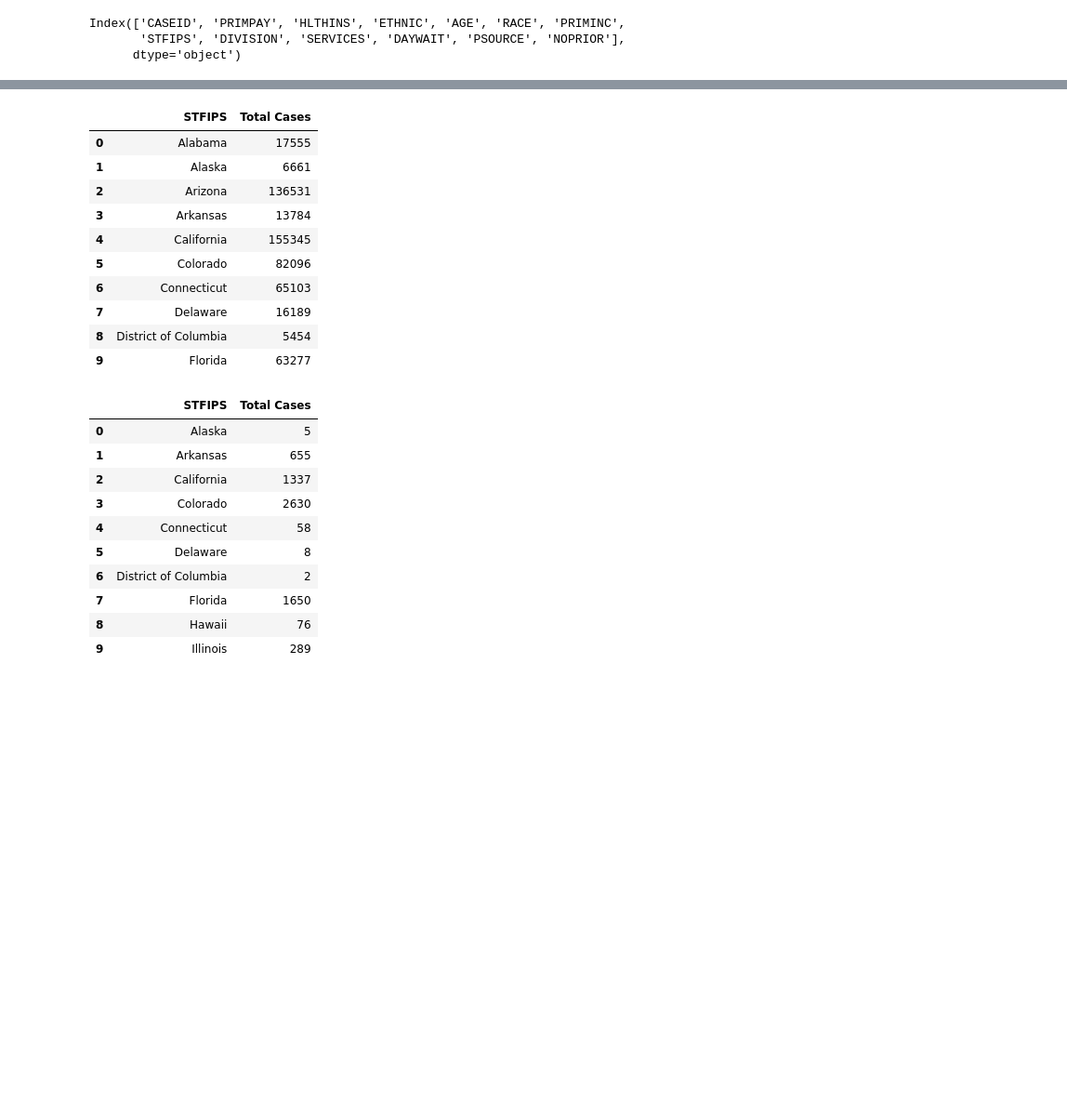
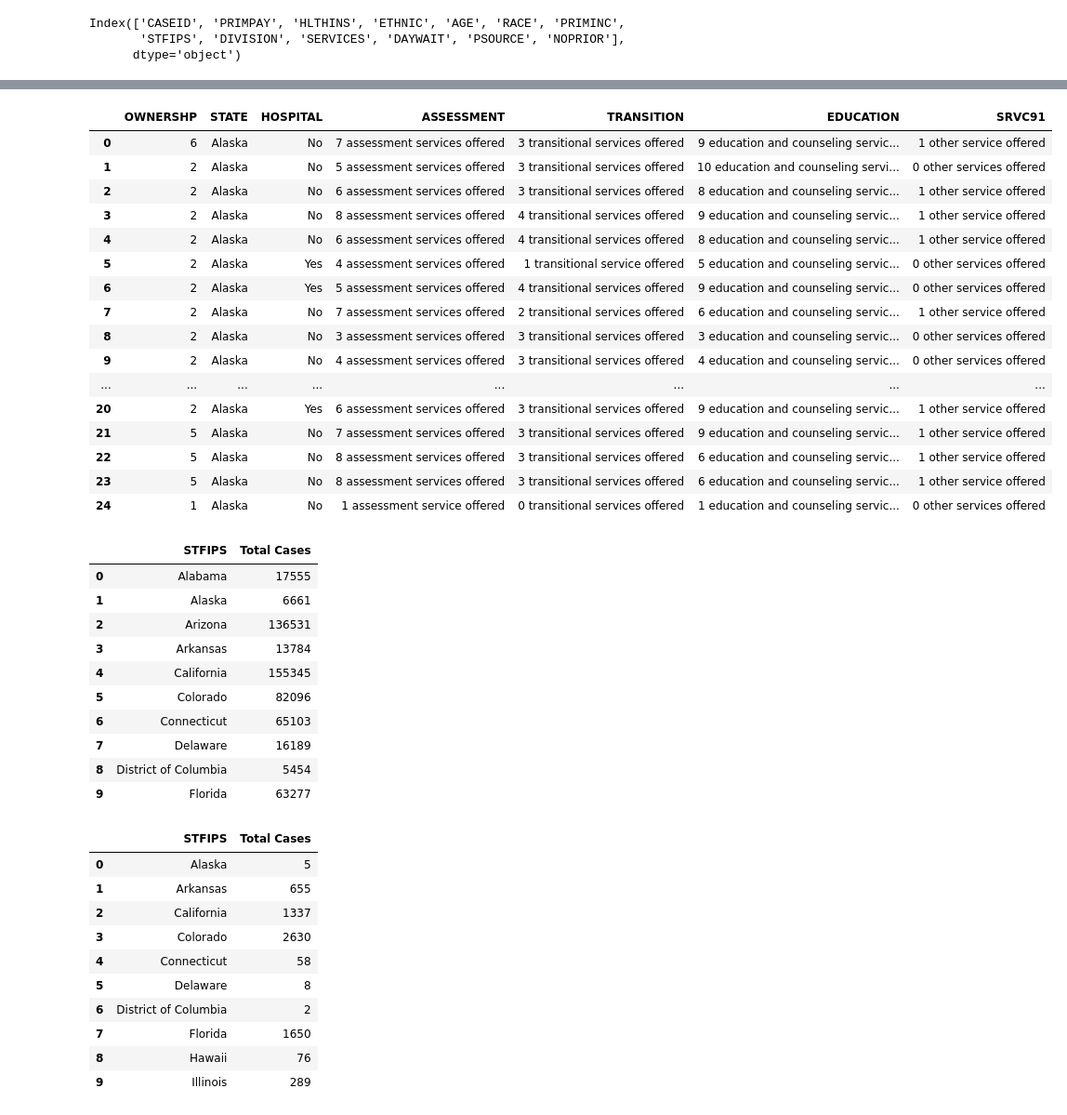
Before and after one commit to JimmyCII/Project_1_DataClass, a Jupyter notebook: project1_starter.ipynb, the cells around one changed output, grey strips where cells are left out. Shown at 93% size. Saved outputs shown, nothing was run; the diff lists cells and outputs as text; code cells hidden in the pictures; blank space fills up the shorter version.

```diff
--- a/project1_starter.ipynb
+++ b/project1_starter.ipynb
@@ -213,3 +241,82 @@ filtered_df.head()
+# %%
+OWNERSHP_map = {1:'Private for-profit organization',
+                2:'Private non-profit organization',
+                3:'State government',
+                4:'Local, county, or community government',
+                5:'Tribal government',
+                6:'Federal government'
+}
+hospital_map = {"M":'Missing',
+                "0":'No',
+                "1":'Yes'}
+
+
+assessment_map =  {0:'0 assessment services offered',
+                   1: '1 assessment service offered',
+                   2: '2 assessment services offered',
+                   3: '3 assessment services offered',
+                   4: '4 assessment services offered',
+                   5: '5 assessment services offered',
+                   6: '6 assessment services offered',
+                   7: '7 assessment services offered',
+                   8: '8 assessment services offered'
+}
+tranition_map = {'.': 'Logical skip',
+                 0: '0 transitional services offered',
+                 1:	'1 transitional service offered',
+                 2:	'2 transitional services offered',
+                 3:	'3 transitional services offered',
+                 4:	'4 transitional services offered',
+}
+education_map = {'.': 'Logical skip',
+                 0: '0 education and counseling services offered',
+                 1: '1 education and counseling service offered',
+                 2:	'2 education and counseling services offered',
+                 3: '3 education and counseling services offered',
+                 4:	'4 education and counseling services offered',
+                 5: '5 education and counseling services offered',
+                 6: '6 education and counseling services offered',
+                 7:	'7 education and counseling services offered',
+                 8:	'8 education and counseling services offered',
+                 9:	'9 education and counseling services offered',
+                 10: '10 education and counseling services offered'
+}
+
+srvc91_map = {'.': 'Logical skip',
+              '0': '0 other services offered',
+              '1': '1 other service offered',
+              '2': '2 other services offered',
+              '3': '3 other services offered'
+}
+
+#map values to Lables NSSATS
+
+nssats_pjt_df['STATE'] = nssats_pjt_df['STATE'].map(state_mapping)
+nssats_pjt_df['HOSPITAL'] = nssats_pjt_df['HOSPITAL'].map(hospital_map)
+nssats_pjt_df['ASSESSMENT'] = nssats_pjt_df['ASSESSMENT'].map(assessment_map)
+nssats_pjt_df['TRANSITION'] = nssats_pjt_df['TRANSITION'].map(tranition_map)
+nssats_pjt_df['EDUCATION'] = nssats_pjt_df['EDUCATION'].map(education_map )
+nssats_pjt_df['SRVC91'] = nssats_pjt_df['SRVC91'].map(srvc91_map )
+
+nssats_pjt_df.head()
+# %% [output]
+|  | OWNERSHP | STATE | HOSPITAL | ASSESSMENT | TRANSITION | EDUCATION | SRVC91 |
+| 0 | 6 | Alaska | No | 7 assessment services offered | 3 transitional services offered | 9 education and counseling servic... | 1 other service offered |
+| 1 | 2 | Alaska | No | 5 assessment services offered | 3 transitional services offered | 10 education and counseling servi... | 0 other services offered |
+| 2 | 2 | Alaska | No | 6 assessment services offered | 3 transitional services offered | 8 education and counseling servic... | 1 other service offered |
+| 3 | 2 | Alaska | No | 8 assessment services offered | 4 transitional services offered | 9 education and counseling servic... | 1 other service offered |
+| 4 | 2 | Alaska | No | 6 assessment services offered | 4 transitional services offered | 8 education and counseling servic... | 1 other service offered |
+| 5 | 2 | Alaska | Yes | 4 assessment services offered | 1 transitional service offered | 5 education and counseling servic... | 0 other services offered |
+| 6 | 2 | Alaska | Yes | 5 assessment services offered | 4 transitional services offered | 9 education and counseling servic... | 0 other services offered |
+| 7 | 2 | Alaska | No | 7 assessment services offered | 2 transitional services offered | 6 education and counseling servic... | 1 other service offered |
+| 8 | 2 | Alaska | No | 3 assessment services offered | 3 transitional services offered | 3 education and counseling servic... | 0 other services offered |
+| 9 | 2 | Alaska | No | 4 assessment services offered | 3 transitional services offered | 4 education and counseling servic... | 0 other services offered |
+| ... | ... | ... | ... | ... | ... | ... | ... |
+| 20 | 2 | Alaska | Yes | 6 assessment services offered | 3 transitional services offered | 9 education and counseling servic... | 1 other service offered |
+| 21 | 5 | Alaska | No | 7 assessment services offered | 3 transitional services offered | 9 education and counseling servic... | 1 other service offered |
+| 22 | 5 | Alaska | No | 8 assessment services offered | 3 transitional services offered | 6 education and counseling servic... | 1 other service offered |
+| 23 | 5 | Alaska | No | 8 assessment services offered | 3 transitional services offered | 6 education and counseling servic... | 1 other service offered |
+| 24 | 1 | Alaska | No | 1 assessment service offered | 0 transitional services offered | 1 education and counseling servic... | 0 other services offered |
 # %%
 #teratment access analysis
 total_cases_per_state = filtered_df.groupby('STFIPS')['CASEID'].count().reset_index(name='Total Cases')
```
Also changed, not shown: parts of 5 cells of this notebook.
